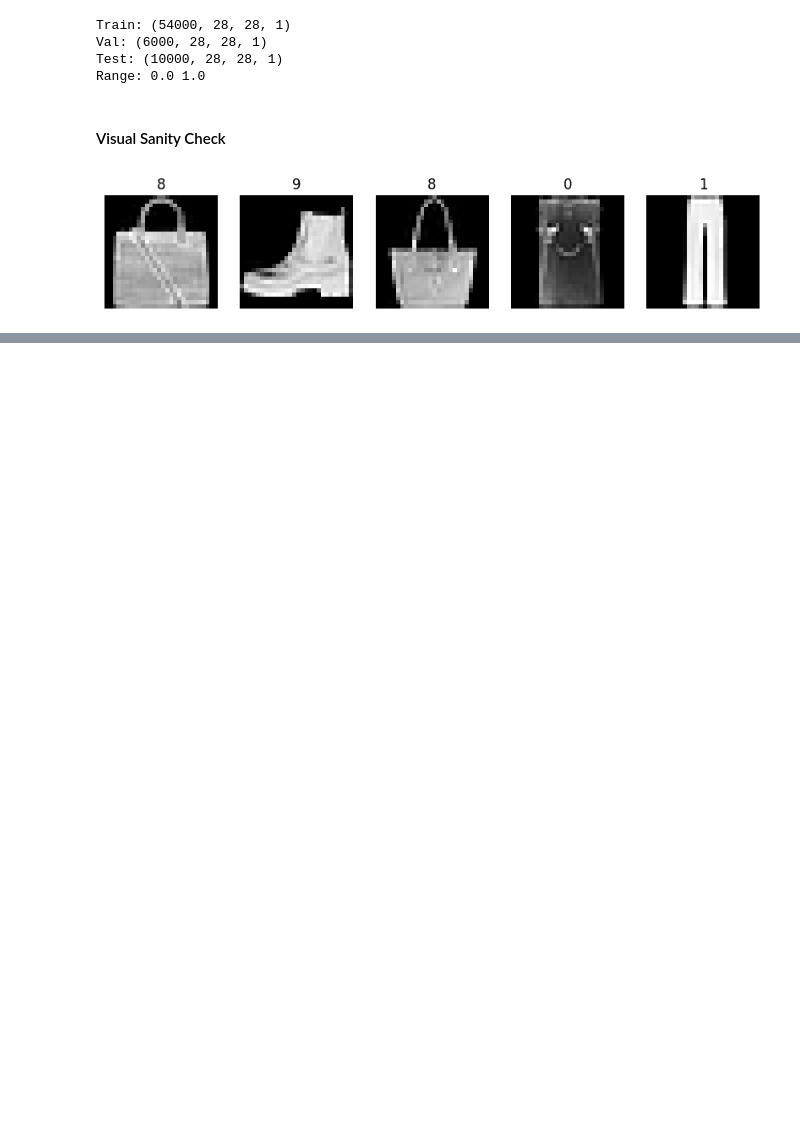
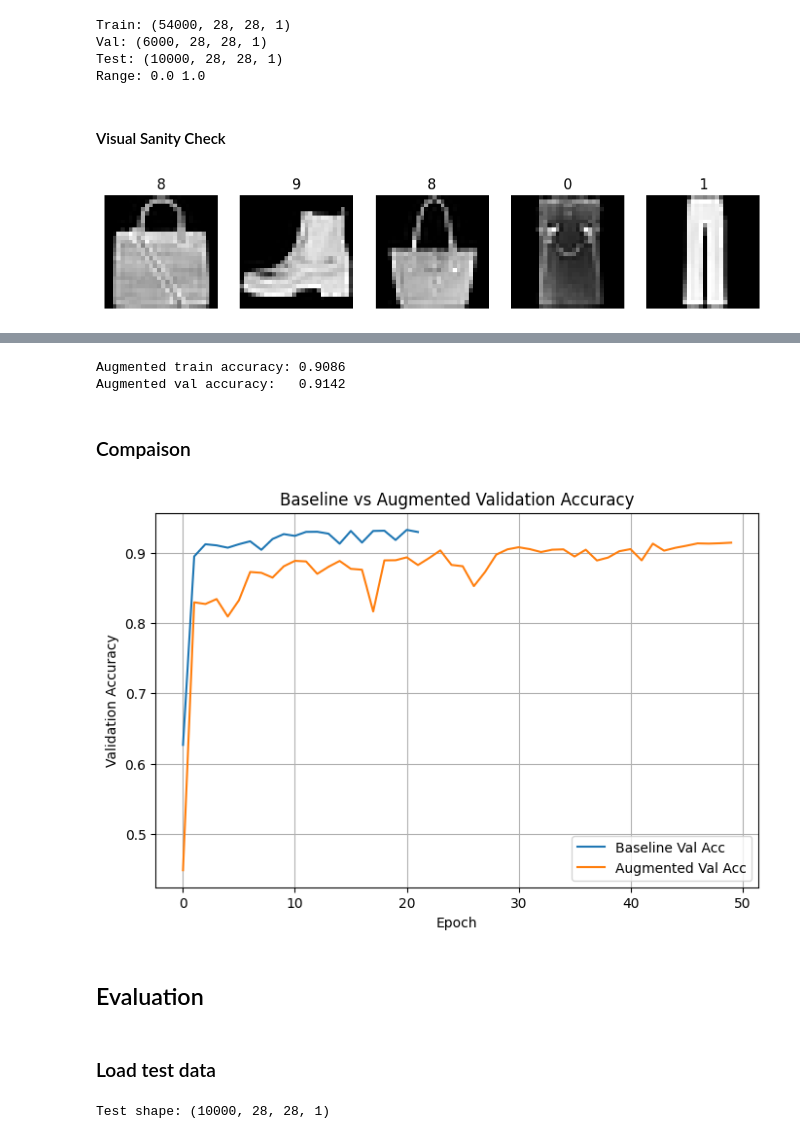
Before and after one commit to eyadhrif/TensorFlow_Project, a Jupyter notebook: notebooks/main.ipynb, the cells around one changed output, grey strips where cells are left out. Drawn from its saved outputs; the diff is of its cells as text; code cells hidden in the pictures; blank space fills up the shorter version.

```diff
--- a/notebooks/main.ipynb
+++ b/notebooks/main.ipynb
@@ -66,0 +116,11 @@ import seaborn as sns
+# %%
+#Train baseline model
+
+history_baseline = baseline_model.fit(
+    x_train, y_train,
+    validation_data=(x_val, y_val),
+    epochs=50,
+    batch_size=128,
+    callbacks=get_callbacks(patience=10),
+    verbose=1
+)
@@ -66,0 +173,7 @@ import seaborn as sns
+# %%
+aug_model = create_cnn_model_with_augmentation(
+    input_shape=x_train.shape[1:]
+)
+aug_model = compile_model(aug_model)
+
+aug_model.summary()
@@ -66,0 +202,11 @@ import seaborn as sns
+# %%
+# Train augmented model
+
+history_aug = aug_model.fit(
+    x_train, y_train,
+    validation_data=(x_val, y_val),
+    epochs=50,
+    batch_size=128,
+    callbacks=get_callbacks_augmented(patience=15),
+    verbose=1
+)
@@ -66,0 +252,29 @@ import seaborn as sns
+# %%
+aug_train_acc = history_aug.history["accuracy"][-1]
+aug_val_acc = history_aug.history["val_accuracy"][-1]
+
+print(f"Augmented train accuracy: {aug_train_acc:.4f}")
+print(f"Augmented val accuracy:   {aug_val_acc:.4f}")
+# %% [output]
+Augmented train accuracy: 0.9086
+Augmented val accuracy:   0.9142
+# %% [markdown]
+### Compaison
+# %%
+plt.figure(figsize=(8, 5))
+
+plt.plot(history_baseline.history["val_accuracy"], label="Baseline Val Acc")
+plt.plot(history_aug.history["val_accuracy"], label="Augmented Val Acc")
+
+plt.xlabel("Epoch")
+plt.ylabel("Validation Accuracy")
+plt.title("Baseline vs Augmented Validation Accuracy")
+plt.legend()
+plt.grid(True)
+
+plt.savefig("../figures/accuracy_curves.png")
+plt.show()
+# %% [output]
+[figure, added]
+# %% [markdown]
+## Evaluation
@@ -66,0 +283,8 @@ import seaborn as sns
+# %% [markdown]
+### Load test data
+# %%
+(_, _), (_, _), (x_test, y_test) = load_data()
+
+print("Test shape:", x_test.shape)
+# %% [output]
+Test shape: (10000, 28, 28, 1)
```
Also changed, not shown: parts of 23 cells of this notebook, 12 other files.
